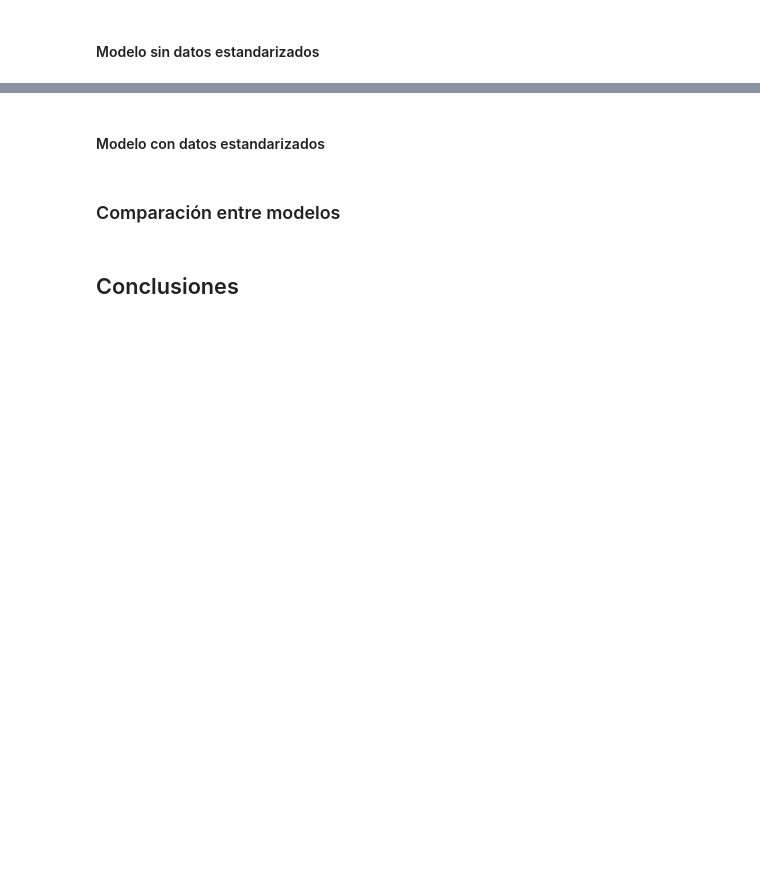
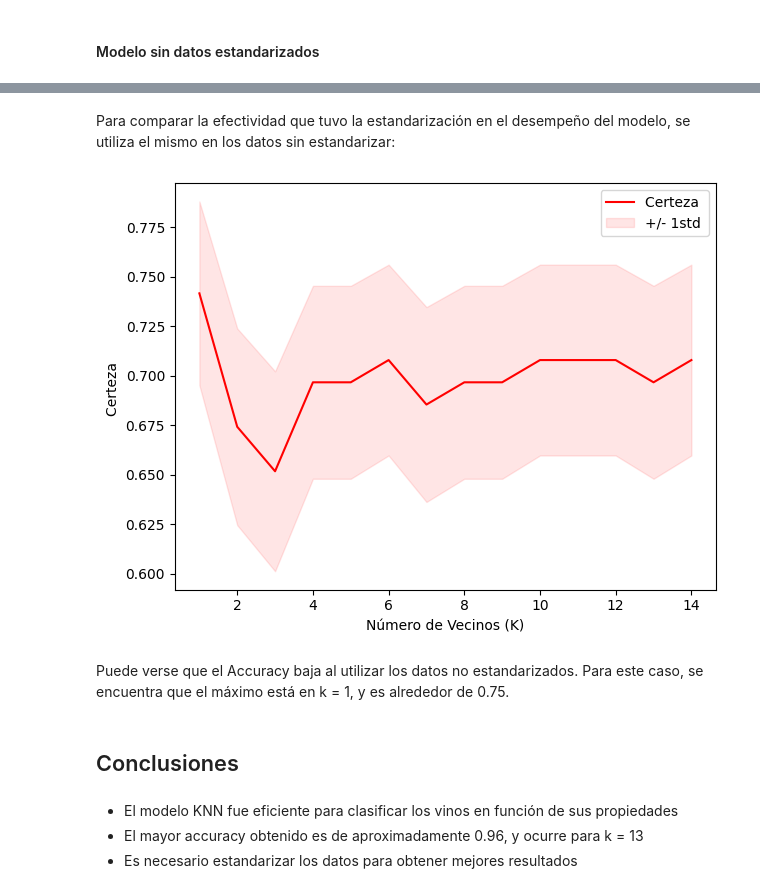
Before and after one commit to surizar2/Statistical-Learning, a Jupyter notebook: Proyecto/Proyecto Statistical 1.ipynb, the cells around one changed output, grey strips where cells are left out. Cells and saved outputs as stored; diff of their text form; code cells hidden in the pictures; blank space fills up the shorter version.

```diff
--- a/Proyecto/Proyecto Statistical 1.ipynb
+++ b/Proyecto/Proyecto Statistical 1.ipynb
@@ -308,6 +314,56 @@ Para comparar otros modelos, se utilizará el modelo de K-means, y se comparará
-# %% [markdown]
-#### Modelo con datos estandarizados
-# %% [markdown]
-### Comparación entre modelos
+# %% [markdown]
+Para comparar la efectividad que tuvo la estandarización en el desempeño del modelo, se utiliza el mismo en los datos sin estandarizar:
+# %%
+ks = 15
+c = []
+c.append('Random_state')
+a = np.arange(1,ks, step = 1)
+
+for value in a:
+    c.append(str(value))
+AccuraciesU = pd.DataFrame(columns = c)
+SDsU = pd.DataFrame(columns = c)
+# %%
+
+X = DatosVino.drop('class', axis = 1)
+Y = DatosVino['class']
+
+AccMedia = np.zeros((ks-1))
+SdAcc = np.zeros((ks-1))
+Splits = 500
+for m in range(0,Splits):
+    AccRow = np.zeros(ks)
+    SDRow = np.zeros(ks)
+    AccRow[0] = m
+    SDRow[0] = m
+    AccMedia = np.zeros((ks-1))
+    SdAcc = np.zeros((ks-1))
+    XTrain, XTest, YTrain, YTest = train_test_split(X,Y, test_size = 0.5, random_state = m)
+    for n in range(1,ks):
+        Result = KNeighborsClassifier(n_neighbors=n).fit(XTrain,YTrain)
+        YTestP = Result.predict(XTest)
+        AccRow[n] = metrics.accuracy_score(YTest, YTestP)
+        SDRow[n]=np.std(YTestP==YTest)/np.sqrt(YTestP.shape[0])
+    AccuraciesU.loc[len(Accuracies)] = AccRow
+    SDsU.loc[len(SDs)] = SDRow
+
+AccMeanU = AccuraciesU.drop('Random_state', axis = 1).mean()
+SdAccU = SDsU.drop('Random_state', axis = 1).mean()
+# %%
+plt.plot(range(1,ks),AccMeanU,'b', color = 'red')
+plt.fill_between(range(1,ks),(AccMeanU - SdAccU),(AccMeanU + SdAccU), alpha=0.10, color = 'red')
+plt.legend(('Certeza ', '+/- 1std'))
+plt.ylabel('Certeza ')
+plt.xlabel('Número de Vecinos (K)')
+plt.tight_layout()
+plt.show()
+# %% [output]
+[figure, added]
+# %% [markdown]
+Puede verse que el Accuracy baja al utilizar los datos no estandarizados. Para este caso, se encuentra que el máximo está en k = 1, y es alrededor de 0.75.
 # %% [markdown]
 ## Conclusiones
+# %% [markdown]
+* El modelo KNN fue eficiente para clasificar los vinos en función de sus propiedades
+* El mayor accuracy obtenido es de aproximadamente 0.96, y ocurre para k = 13
+* Es necesario estandarizar los datos para obtener mejores resultados
```
Also changed, not shown: parts of 32 cells of this notebook.
